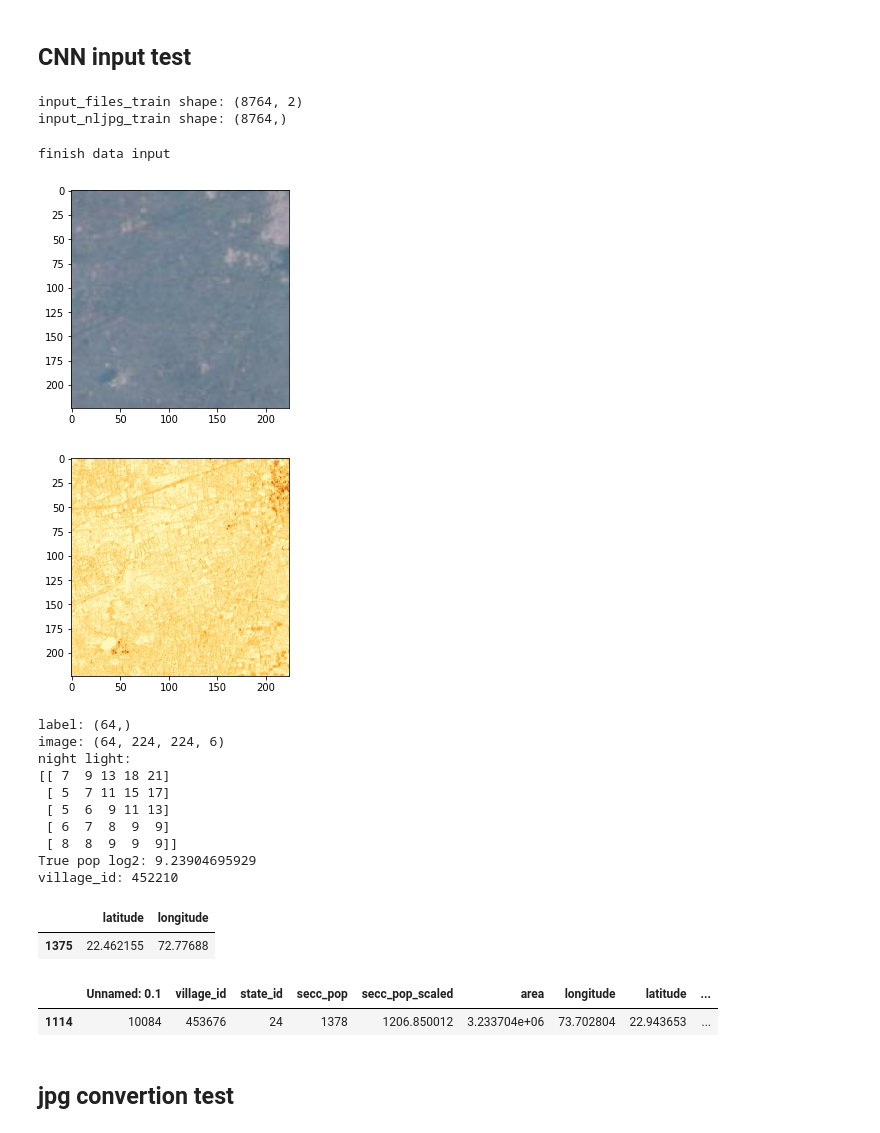
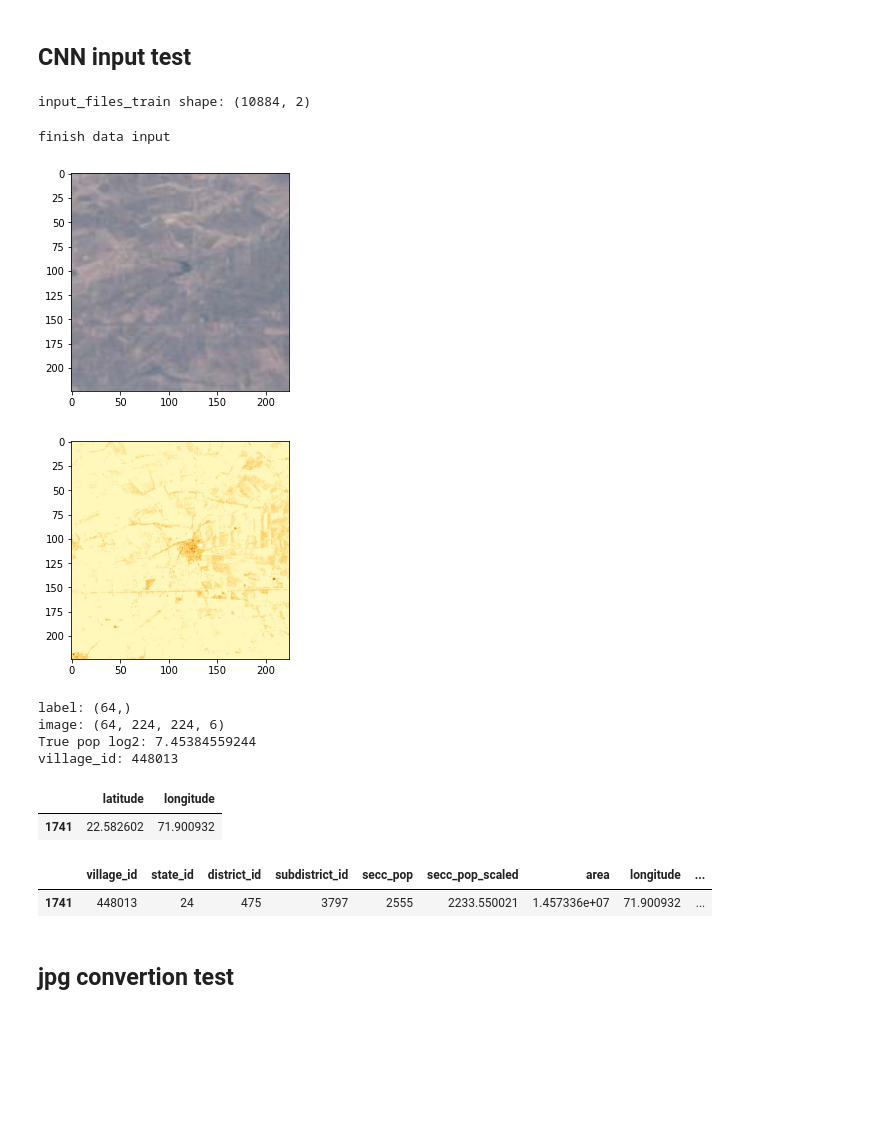
Before and after one commit to huwenjie333/cnn-population-mapping, a Jupyter notebook: code/tim_input_test.ipynb, the cells around one changed output. Saved outputs shown, nothing was run; the diff lists cells and outputs as text; code cells hidden in the pictures; blank space fills up the shorter version.

Commit message:
test training deep combo

```diff
--- a/code/tim_input_test.ipynb
+++ b/code/tim_input_test.ipynb
@@ -70,7 +70,7 @@ IMAGE_WIDTH = 224
 IMAGE_CHANNEL = 6
 
 MODEL = 'vgg'
-PRETRAIN_WEIGHTS = '/home/timhu/dfd-pop/weights/vgg_16.ckpt'
+PRETRAIN_WEIGHTS = '/home/timhu/weights/vgg_16.ckpt'
 
 # Basic model parameters as external flags.
 FLAGS = argparse.Namespace(learning_rate= 1e-6,
@@ -81,10 +81,9 @@ FLAGS = argparse.Namespace(learning_rate= 1e-6,
                            output_size = 1) # class number = 1 for regression output
 
 # input traning data
-# ANNOS_CSV = '/home/timhu/dfd-pop/data/annos_csv/state24_jpgpaths_labels_13k_Feb25.csv'
-# ANNOS_CSV = '/home/timhu/dfd-pop/data/annos_csv/state24_jpgpaths_density_nolaps_12k_Mar6.csv'
-ANNOS_CSV = '/home/timhu/dfd-pop/data/annos_csv/state24_jpgpaths_density_nolaps_12k_Mar8.csv'
-JPG_DIR = '/home/timhu/all_jpg/'
+# ANNOS_CSV = '/home/timhu/dfd-pop/data/annos_csv/state24_jpgpaths_density_nolaps_12k_Mar8.csv'
+ANNOS_CSV = '/home/timhu/data/state24_jpgpaths_clean_17k_May17.csv'
+JPG_DIR = '/home/timhu/data/all_jpg/'
 DATA = 'l8s1nl'
 df_annos = pd.read_csv(ANNOS_CSV, index_col=0)
 # %%
@@ -99,37 +98,36 @@ input_labels_train = df_annos.loc[df_annos.partition == 'train', 'pop_density_lo
 input_files_val = JPG_DIR + df_annos.loc[df_annos.partition == 'val', path_col].values
 input_labels_val = df_annos.loc[df_annos.partition == 'val', 'pop_density_log2'].values
 
-input_nljpg_train = JPG_DIR + df_annos.loc[df_annos.partition == 'train', 'nl_vis_jpg'].values
-input_nljpg_val = JPG_DIR + df_annos.loc[df_annos.partition == 'val', 'nl_vis_jpg'].values
+# input_nljpg_train = JPG_DIR + df_annos.loc[df_annos.partition == 'train', 'nl_vis_jpg'].values
+# input_nljpg_val = JPG_DIR + df_annos.loc[df_annos.partition == 'val', 'nl_vis_jpg'].values
 
 input_id_train = df_annos.loc[df_annos.partition == 'train', 'village_id'].values
 input_id_val = df_annos.loc[df_annos.partition == 'val', 'village_id'].values
 
 print('input_files_train shape:', input_files_train.shape)
-print('input_nljpg_train shape:', input_nljpg_train.shape)
+# print('input_nljpg_train shape:', input_nljpg_train.shape)
 
 train_set_size = len(input_labels_train)
 # %% [output]
-input_files_train shape: (8764, 2)
-input_nljpg_train shape: (8764,)
+input_files_train shape: (10884, 2)
 # %%
 tf.reset_default_graph()
 sess = tf.Session() # config=tf.ConfigProto(log_device_placement=True))
 
 with tf.device('/cpu:0'):
-        train_images_batch, train_nl_batch, train_labels_batch, train_id_barch = \
+        train_images_batch, train_labels_batch, train_id_barch = \
         dataset.input_batches(FLAGS.batch_size, FLAGS.output_size, input_files_train, input_labels_train, input_id_train,
                               IMAGE_HEIGHT, IMAGE_WIDTH, IMAGE_CHANNEL,
-                              nl_jpg = input_nljpg_train, regression=True, augmentation=False, normalization=False)
-        val_images_batch, val_nl_batch, val_labels_batch, val_id_barch = \
+                              regression=True, augmentation=False, normalization=False)
+        val_images_batch, val_labels_batch, val_id_barch = \
         dataset.input_batches(FLAGS.batch_size, FLAGS.output_size, input_files_val, input_labels_val, input_id_val,
                               IMAGE_HEIGHT, IMAGE_WIDTH, IMAGE_CHANNEL,
-                              nl_jpg = input_nljpg_val, regression=True, augmentation=False, normalization=False)
+                              regression=True, augmentation=False, normalization=False)
 
 
 images_l8_placeholder = tf.placeholder(tf.float32, shape=[None, IMAGE_HEIGHT, IMAGE_WIDTH, 3])
 images_s1_placeholder = tf.placeholder(tf.float32, shape=[None, IMAGE_HEIGHT, IMAGE_WIDTH, 3])
-vectors_nl_placeholder = tf.placeholder(tf.float32, shape=[None, 25])
+# vectors_nl_placeholder = tf.placeholder(tf.float32, shape=[None, 25])
 labels_placeholder = tf.placeholder(tf.float32, shape=[None,])
 print('finish data input')
 
@@ -138,47 +136,41 @@ MAX_STEPS = TRAIN_BATCHES_PER_EPOCH * FLAGS.max_epoch # total number of training
 
 # CNN forward reference
 if MODEL == 'vgg':
-    outputs, _ = vgg.vgg_16(images_l8_placeholder, images_s1_placeholder, inputs_nl=vectors_nl_placeholder,
+    outputs, _ = vgg.vgg_16(images_l8_placeholder, images_s1_placeholder, # inputs_nl=vectors_nl_placeholder,
                             num_classes=FLAGS.output_size, dropout_keep_prob=FLAGS.dropout_keep, is_training=True)
     outputs = tf.squeeze(outputs) # change shape from (B,1) to (B,), same as label input
 # %% [output]
 finish data input
 # %%
 i = 12
-images_out, nl_out, labels_out, id_out = sess.run([train_images_batch, train_nl_batch, train_labels_batch, train_id_barch])
+images_out, labels_out, id_out = sess.run([train_images_batch, train_labels_batch, train_id_barch])
 plt.imshow(images_out[i][:,:,:3])
 # plt.imshow(curr_image_batch[12].astype(np.uint8))
 plt.show()
 plt.imshow(images_out[i][:,:,3:])
 # plt.imshow(curr_image_batch[12].astype(np.uint8))
 plt.show()
 print('label:', labels_out.shape)
 print('image:', images_out.shape)
-print('night light:')
-print(nl_out[i].reshape((5,5)))
+# print('night light:')
+# print(nl_out[i].reshape((5,5)))
 print('True pop log2:', labels_out[i])
 print('village_id:', id_out[i])
 df_annos.loc[df_annos.village_id == id_out[i],['latitude','longitude']]
 # %% [output]
-[figure, old version]
+[figure, new version]
-[figure, old version]
+[figure, new version]
 label: (64,)
 image: (64, 224, 224, 6)
-night light:
-[[ 7  9 13 18 21]
- [ 5  7 11 15 17]
- [ 5  6  9 11 13]
- [ 6  7  8  9  9]
- [ 8  8  9  9  9]]
-True pop log2: 9.23904695929
-village_id: 452210
+True pop log2: 7.45384559244
+village_id: 448013
 |  | latitude | longitude |
-| 1375 | 22.462155 | 72.77688 |
+| 1741 | 22.582602 | 71.900932 |
 # %%
 df_annos.loc[df_annos.village_id == id_out[i]]
 # %% [output]
-|  | Unnamed: 0.1 | village_id | state_id | secc_pop | secc_pop_scaled | area | longitude | latitude | ... |
-| 1114 | 10084 | 453676 | 24 | 1378 | 1206.850012 | 3.233704e+06 | 73.702804 | 22.943653 | ... |
+|  | village_id | state_id | district_id | subdistrict_id | secc_pop | secc_pop_scaled | area | longitude | ... |
+| 1741 | 448013 | 24 | 475 | 3797 | 2555 | 2233.550021 | 1.457336e+07 | 71.900932 | ... |
 # %%
 # feed_dict = {images_placeholder: curr_image_batch, labels_placeholder: curr_label_batch}
 # train_outputs = sess.run(outputs, feed_dict=feed_dict)
```
Also changed, not shown: 1 other file.
